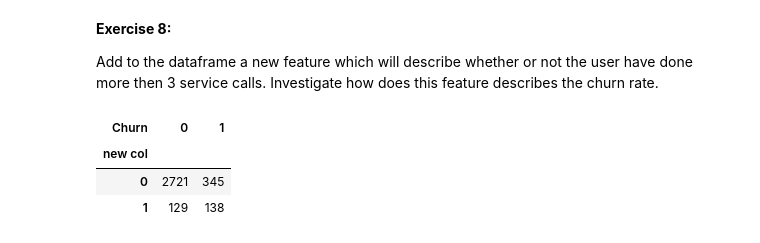
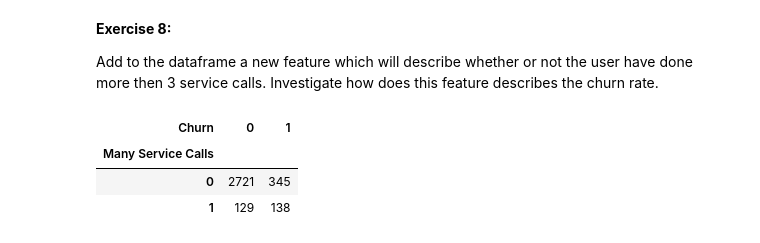
Before and after one commit to alyonavyshnevska/intelligent_data_analysis, a Jupyter notebook: Lab01_Pandas_Matplotlib/LearningPandasandPylab.ipynb, the cells around one changed output. Drawn from its saved outputs; the diff is of its cells as text; code cells hidden in the pictures.

```diff
--- a/Lab01_Pandas_Matplotlib/LearningPandasandPylab.ipynb
+++ b/Lab01_Pandas_Matplotlib/LearningPandasandPylab.ipynb
@@ -158,3 +159,6 @@ df['Churn'].value_counts().plot(kind='bar', label='Churn')
 
 Sort the obtained dataframe by the value in 'Total day charge' in descending/ascending order.
 Sort the obtained dataframe by the the group of values in columns 'Churn' and 'Total eve calls'. Try different combinations of ordering. <b> Hint:</b> use the method sort_values.
+# %%
+df = df.sort_values(by=['Total day charge'])
+df.head()
@@ -160,0 +172,3 @@ Sort the obtained dataframe by the the group of values in columns 'Churn' and 'T
+# %%
+df = df.sort_values(['Churn','Total eve calls'])
+df.head()
@@ -161,9 +182,6 @@ Sort the obtained dataframe by the the group of values in columns 'Churn' and 'T
 # %%
-### Write Your code here ###
-sorted_by_day_charge = df.sort_values(by=['Total day charge'])
-sorted_by_day_charge_churn_eve = sorted_by_day_charge.sort_values(['Churn','Total eve calls'])
 #try different combinations of ordering
 #ascending : bool or list of bool, default True
-sorted_by_day_charge_churn_eve = sorted_by_day_charge.sort_values(['Churn','Total eve calls'],
+df = df.sort_values(['Churn','Total eve calls'],
                                                                   ascending=False)
-#help(df.sort_values)
+df.head()
@@ -311,11 +275,12 @@ for element in df['Customer service calls']:
 
 df['Many Service Calls'] = many_service_calls
 # %%
-df['new col'] = df['Customer service calls'].apply(lambda x: 0 if x < 4 else 1)
+#Option 2: lambda function
+df['Many Service Calls'] = df['Customer service calls'].apply(lambda x: 0 if x < 4 else 1)
 # %%
-pd.crosstab(df['new col'], df['Churn'])
+pd.crosstab(df['Many Service Calls'], df['Churn'])
 # %% [output]
 | Churn | 0 | 1 |
-| new col |  |  |
+| Many Service Calls |  |  |
 | 0 | 2721 | 345 |
 | 1 | 129 | 138 |
```
Also changed, not shown: parts of 16 cells of this notebook.
